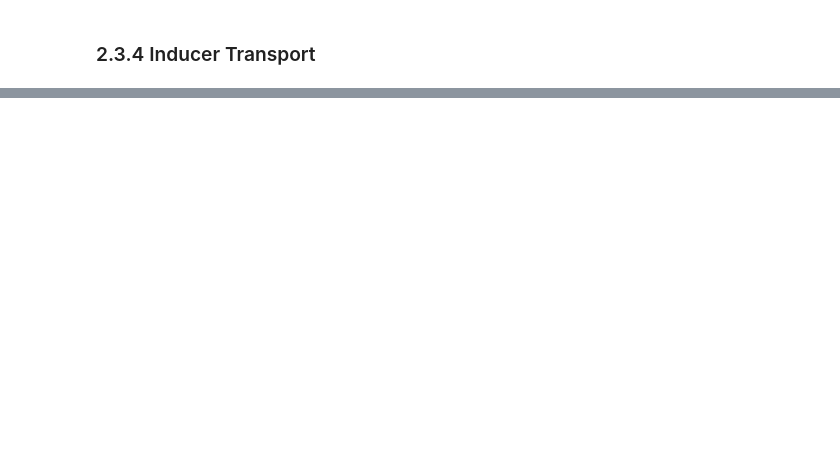
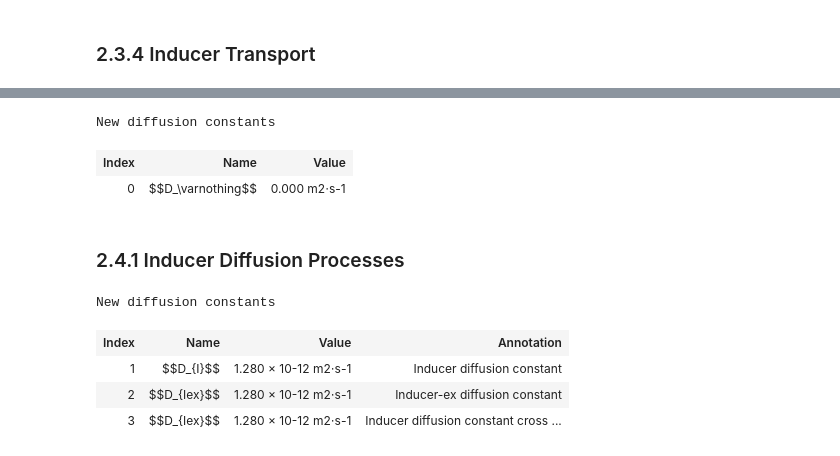
Before and after one commit to Luthey-Schulten-Lab/Workshop_2024, a Jupyter notebook: RDME_model/T2_lac2stateRDME.ipynb, the cells around one changed output, grey strips where cells are left out. Drawn from its saved outputs; the diff is of its cells as text; code cells hidden in the pictures; blank space fills up the shorter version.

```diff
--- a/RDME_model/T2_lac2stateRDME.ipynb
+++ b/RDME_model/T2_lac2stateRDME.ipynb
@@ -220,0 +288,38 @@ mem.addReaction('YI',         ('Y','I'),    1.20e+1)
+# %%
+with sim.construct():
+    sim.transitionRate(None, None, None, sim.diffusionZero)
+# %% [output]
+New diffusion constants
+| Index | Name | Value |
+| 0 | $$D_\varnothing$$ | 0.000 m2⋅s-1 |
+# %% [markdown]
+### 2.4.1 Inducer Diffusion Processes
+# %%
+
+with sim.construct():
+    #sim.diffusionConst(ratename, value, textRepr, annotation)
+    sim.diffusionConst("I",1.28e-12, texRepr='D_{I}', annotation='Inducer diffusion constant')
+    sim.diffusionConst("Iex",1.28e-12, texRepr='D_{Iex}', annotation='Inducer-ex diffusion constant')
+    sim.diffusionConst("Icross",1.28e-12, texRepr='D_{Iex}', annotation='Inducer diffusion constant cross region')
+    #sim.transitionRate( sp, rFrom, rTo, rate, value=None)
+    sim.transitionRate(sp=sp.I, rFrom=cyt, rTo=cyt, rate=dc.I)
+    sim.transitionRate(sp=sp.I, rFrom=mem, rTo=mem, rate=dc.I)
+    sim.transitionRate(sp=sp.Iex, rFrom=cyt, rTo=cyt, rate=dc.Iex)
+    sim.transitionRate(sp=sp.Iex, rFrom=mem, rTo=mem, rate=dc.Iex)
+    # two way transition
+    sim.transitionRate(sp=sp.I, rFrom=cyt, rTo=mem, rate=dc.Icross)
+    sim.transitionRate(sp=sp.I, rFrom=mem, rTo=cyt, rate=dc.Icross)
+    sim.transitionRate(sp=sp.Iex, rFrom=mem, rTo=ext, rate=dc.Icross)
+    sim.transitionRate(sp=sp.Iex, rFrom=ext, rTo=mem, rate=dc.Icross)
+# cytregion.setDiffusionRate('I',1.28e-12)
+# memregion.setDiffusionRate('I',1.28e-12)
+# cytregion.setDiffusionRate('Iex',1.28e-12)
+# extregion.setDiffusionRate('Iex',1.28e-12)
+# sim.setTwoWayTransitionRate(species='I', one='cytoplasm', two='membrane', rate=1.28e-12 )
+# sim.setTwoWayTransitionRate(species='Iex', one='membrane', two='default', rate=1.28e-12 )
+# %% [output]
+New diffusion constants
+| Index | Name | Value | Annotation |
+| 1 | $$D_{I}$$ | 1.280 × 10-12 m2⋅s-1 | Inducer diffusion constant |
+| 2 | $$D_{Iex}$$ | 1.280 × 10-12 m2⋅s-1 | Inducer-ex diffusion constant |
+| 3 | $$D_{Iex}$$ | 1.280 × 10-12 m2⋅s-1 | Inducer diffusion constant cross ... |
```
Also changed, not shown: parts of 14 cells of this notebook, 32 other files.
